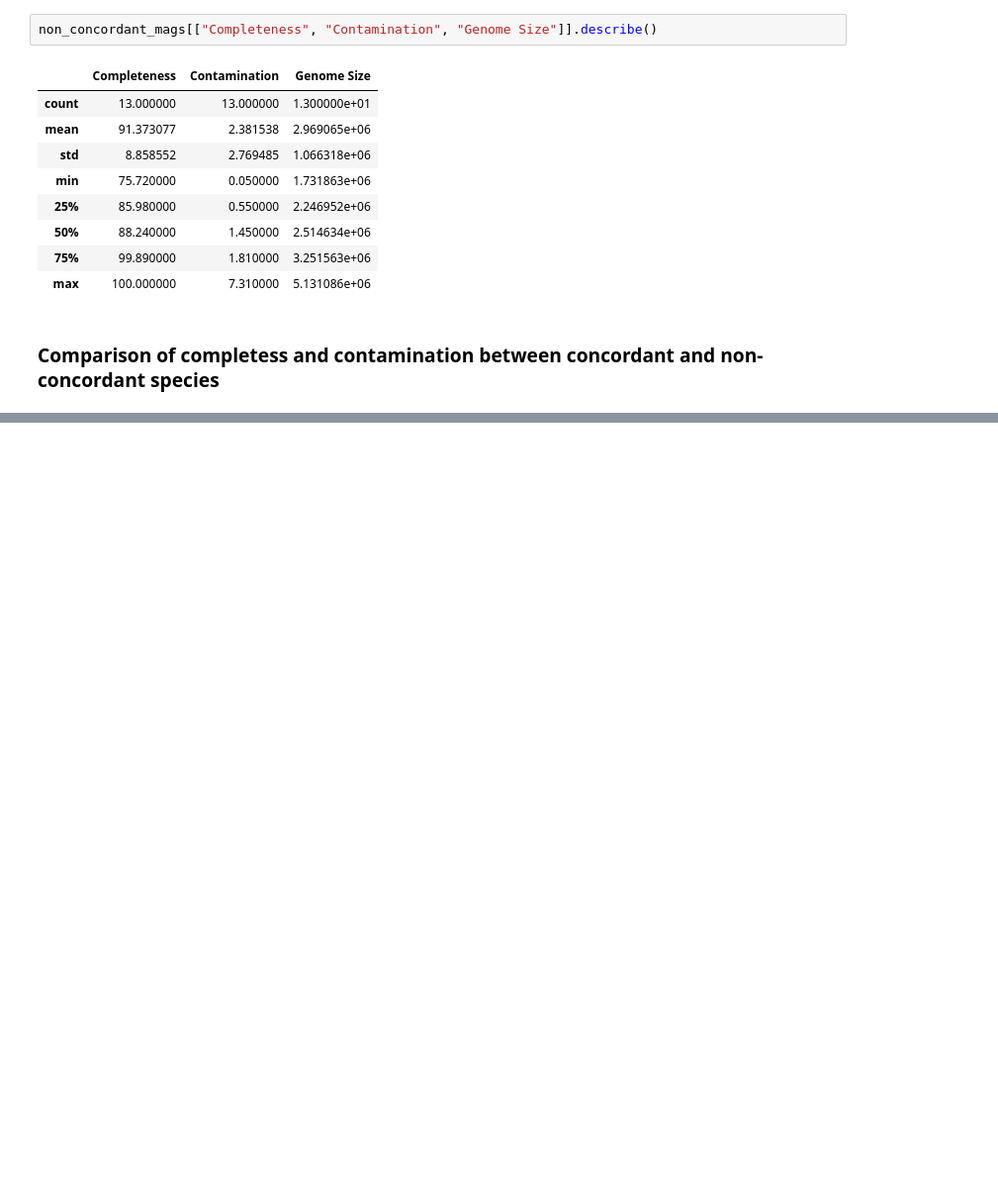
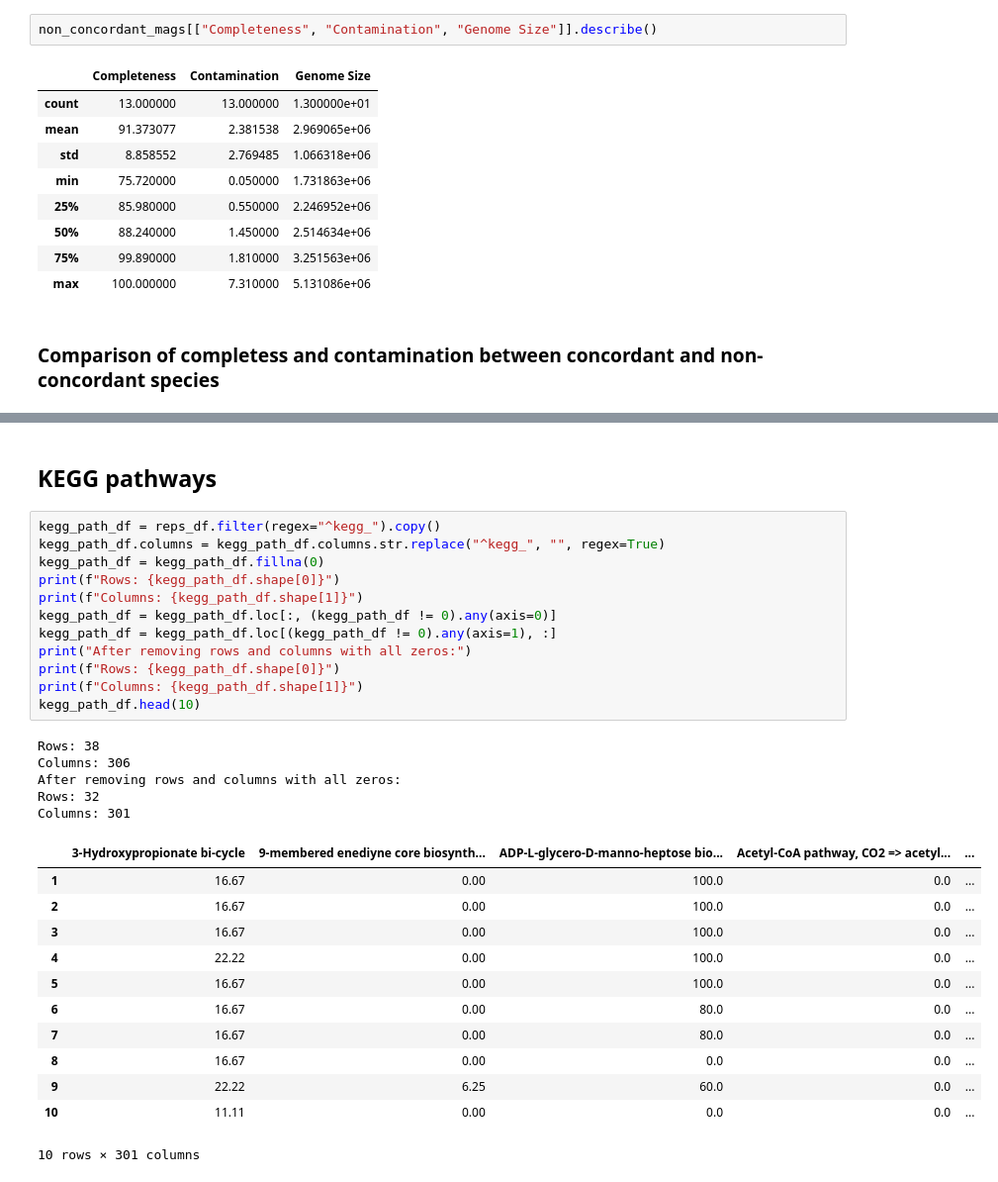
Before and after one commit to usegalaxy-eu/FAIRyMAGs, a Jupyter notebook: bin/use-case-bee-microbiome-exploration.ipynb, the cells around one changed output, grey strips where cells are left out. Shown at 99% size. Drawn from its saved outputs; the diff is of its cells as text; blank space fills up the shorter version.

```diff
--- a/bin/use-case-bee-microbiome-exploration.ipynb
+++ b/bin/use-case-bee-microbiome-exploration.ipynb
@@ -293,0 +359,32 @@ plt.show()
+# %% [markdown]
+## KEGG pathways
+# %%
+kegg_path_df = reps_df.filter(regex="^kegg_").copy()
+kegg_path_df.columns = kegg_path_df.columns.str.replace("^kegg_", "", regex=True)
+kegg_path_df = kegg_path_df.fillna(0)
+print(f"Rows: {kegg_path_df.shape[0]}")
+print(f"Columns: {kegg_path_df.shape[1]}")
+kegg_path_df = kegg_path_df.loc[:, (kegg_path_df != 0).any(axis=0)]
+kegg_path_df = kegg_path_df.loc[(kegg_path_df != 0).any(axis=1), :]
+print("After removing rows and columns with all zeros:")
+print(f"Rows: {kegg_path_df.shape[0]}")
+print(f"Columns: {kegg_path_df.shape[1]}")
+kegg_path_df.head(10)
+# %% [output]
+Rows: 38
+Columns: 306
+After removing rows and columns with all zeros:
+Rows: 32
+Columns: 301
+|  | 3-Hydroxypropionate bi-cycle | 9-membered enediyne core biosynth... | ADP-L-glycero-D-manno-heptose bio... | Acetyl-CoA pathway, CO2 => acetyl... | ... |
+| 1 | 16.67 | 0.00 | 100.0 | 0.0 | ... |
+| 2 | 16.67 | 0.00 | 100.0 | 0.0 | ... |
+| 3 | 16.67 | 0.00 | 100.0 | 0.0 | ... |
+| 4 | 22.22 | 0.00 | 100.0 | 0.0 | ... |
+| 5 | 16.67 | 0.00 | 100.0 | 0.0 | ... |
+| 6 | 16.67 | 0.00 | 80.0 | 0.0 | ... |
+| 7 | 16.67 | 0.00 | 80.0 | 0.0 | ... |
+| 8 | 16.67 | 0.00 | 0.0 | 0.0 | ... |
+| 9 | 22.22 | 6.25 | 60.0 | 0.0 | ... |
+| 10 | 11.11 | 0.00 | 0.0 | 0.0 | ... |
+10 rows × 301 columns
```
Also changed, not shown: parts of 12 cells of this notebook, 1 other file.
